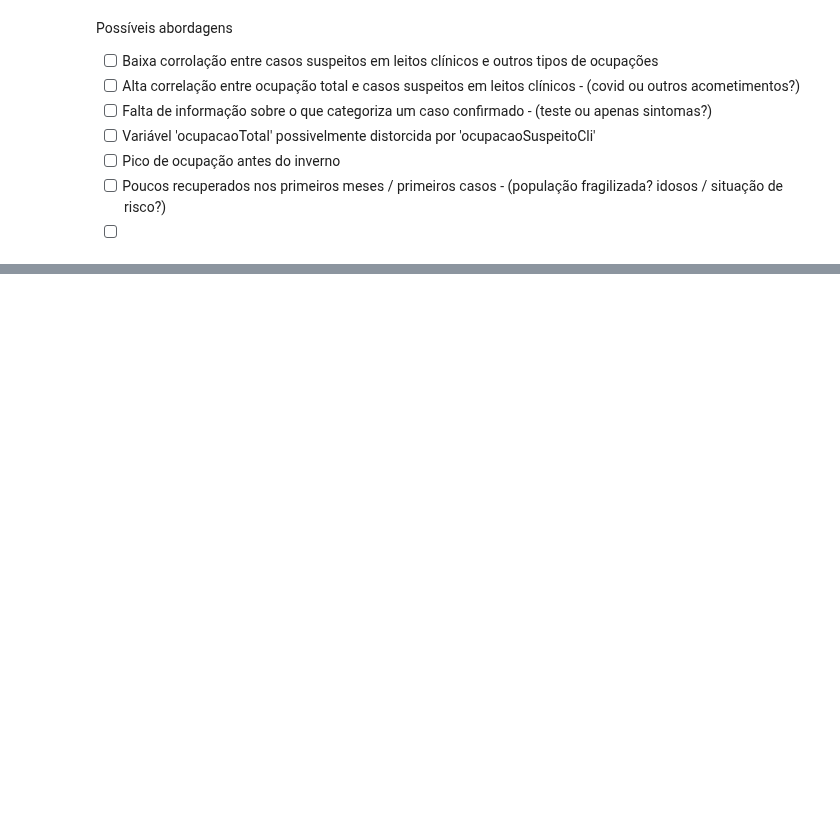
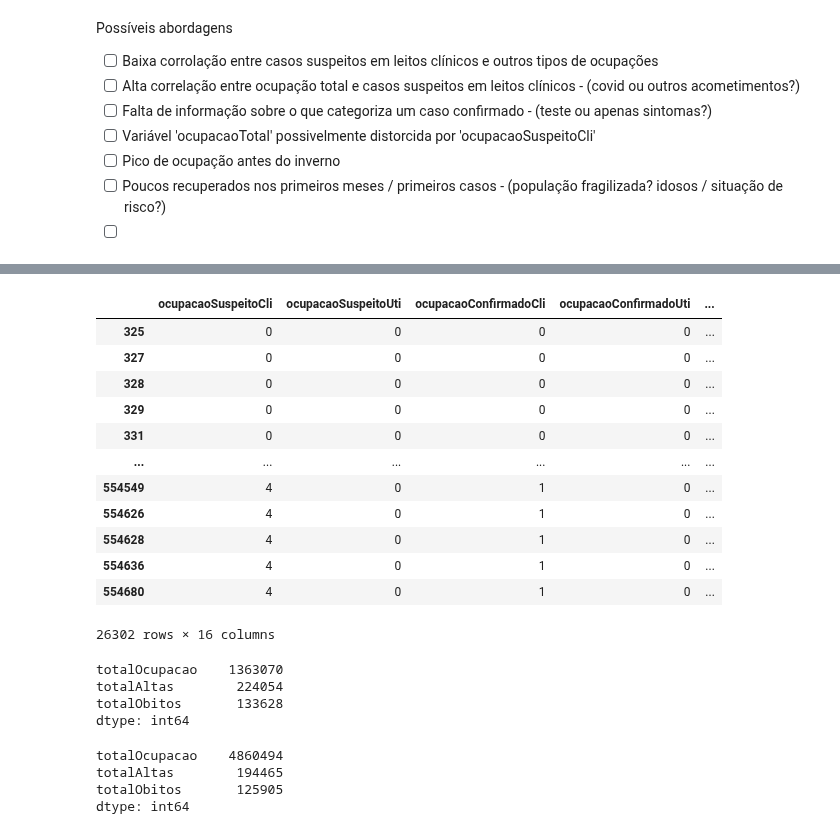
Before and after one commit to lucascorumba/study-projects, a Jupyter notebook: covid-hospital/analysis.ipynb, the cells around one changed output, grey strips where cells are left out. Drawn from its saved outputs; the diff is of its cells as text; code cells hidden in the pictures; blank space fills up the shorter version.

```diff
--- a/covid-hospital/analysis.ipynb
+++ b/covid-hospital/analysis.ipynb
@@ -1592,0 +1604,30 @@ Tópicos:
+# %%
+df.loc[df['uf'] == 'PR']
+# %% [output]
+|  | ocupacaoSuspeitoCli | ocupacaoSuspeitoUti | ocupacaoConfirmadoCli | ocupacaoConfirmadoUti | ... |
+| 325 | 0 | 0 | 0 | 0 | ... |
+| 327 | 0 | 0 | 0 | 0 | ... |
+| 328 | 0 | 0 | 0 | 0 | ... |
+| 329 | 0 | 0 | 0 | 0 | ... |
+| 331 | 0 | 0 | 0 | 0 | ... |
+| ... | ... | ... | ... | ... | ... |
+| 554549 | 4 | 0 | 1 | 0 | ... |
+| 554626 | 4 | 0 | 1 | 0 | ... |
+| 554628 | 4 | 0 | 1 | 0 | ... |
+| 554636 | 4 | 0 | 1 | 0 | ... |
+| 554680 | 4 | 0 | 1 | 0 | ... |
+26302 rows × 16 columns
+# %%
+df.loc[df['uf'] == 'PR', ['totalOcupacao', 'totalAltas', 'totalObitos']].sum()
+# %% [output]
+totalOcupacao    1363070
+totalAltas        224054
+totalObitos       133628
+dtype: int64
+# %%
+df.loc[df['uf'] == 'SP', ['totalOcupacao', 'totalAltas', 'totalObitos']].sum()
+# %% [output]
+totalOcupacao    4860494
+totalAltas        194465
+totalObitos       125905
+dtype: int64
```
Also changed, not shown: parts of 9 cells of this notebook.
